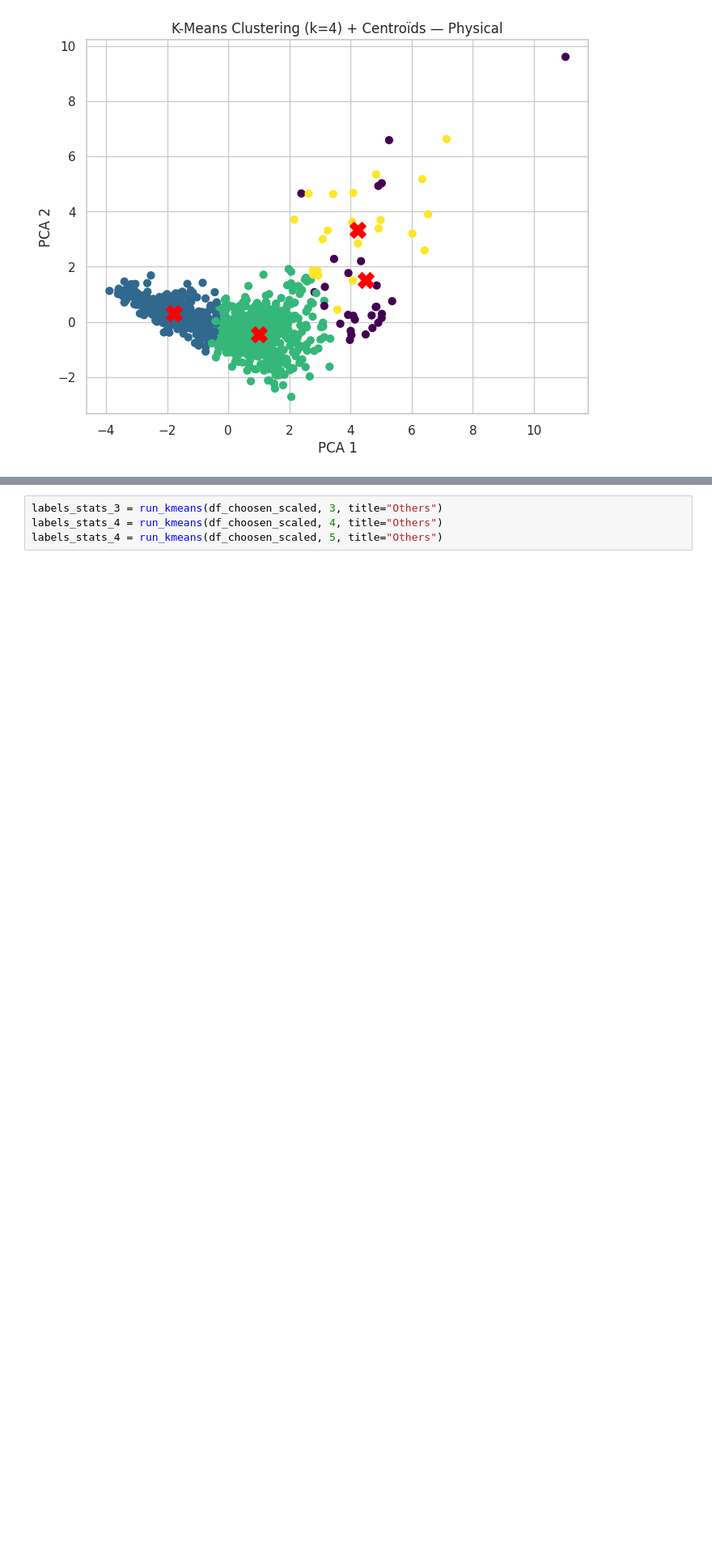
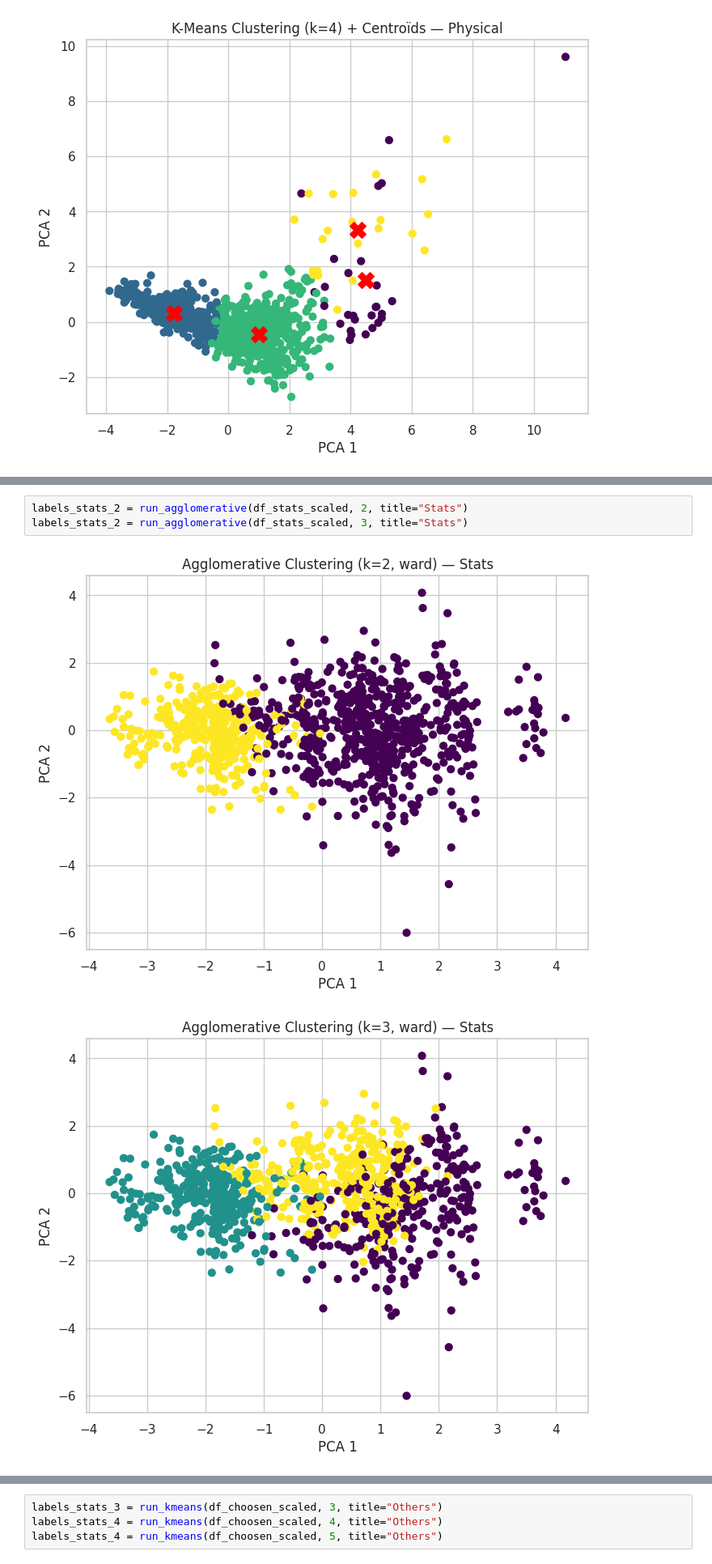
Before and after one commit to NathanaelLUCETTE/projet_ML, a Jupyter notebook: pokemon_clustering_project.ipynb, the cells around one changed output, grey strips where cells are left out. Shown at 81% size. Drawn from its saved outputs; the diff is of its cells as text; blank space fills up the shorter version.

```diff
--- a/pokemon_clustering_project.ipynb
+++ b/pokemon_clustering_project.ipynb
@@ -723,0 +747,6 @@ labels_stats_4 = run_kmeans(df_phys_scaled, 4, title="Physical")
+# %%
+labels_stats_2 = run_agglomerative(df_stats_scaled, 2, title="Stats")
+labels_stats_2 = run_agglomerative(df_stats_scaled, 3, title="Stats")
+# %% [output]
+[figure, added]
+[figure, added]
```
Also changed, not shown: parts of 25 cells of this notebook.
